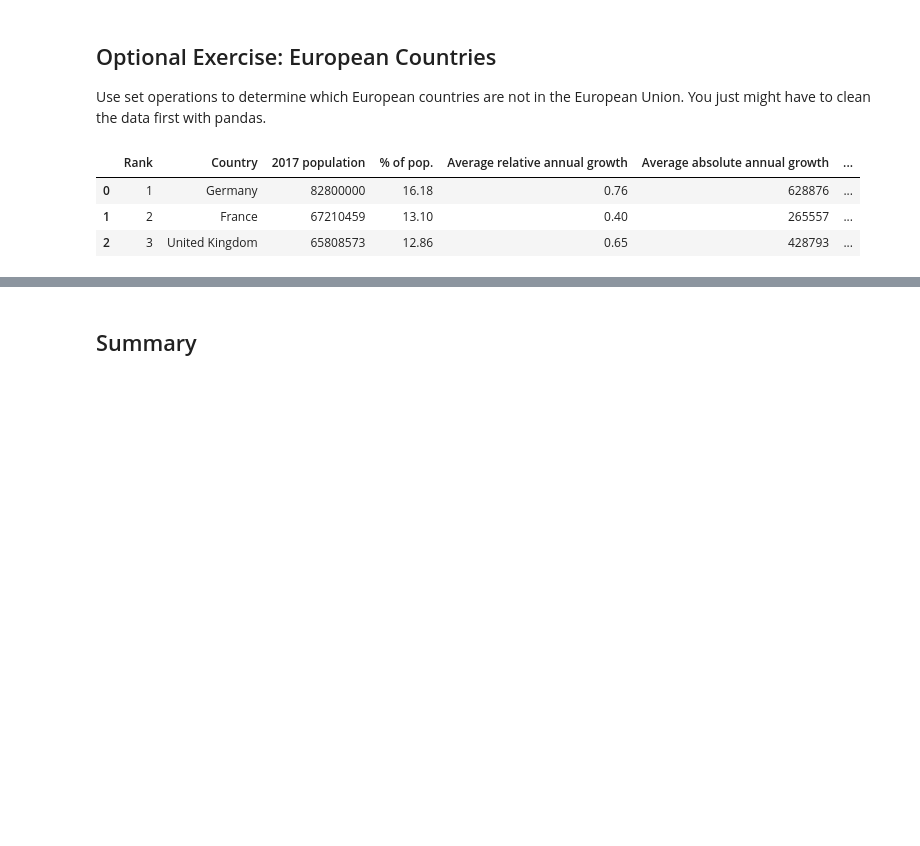
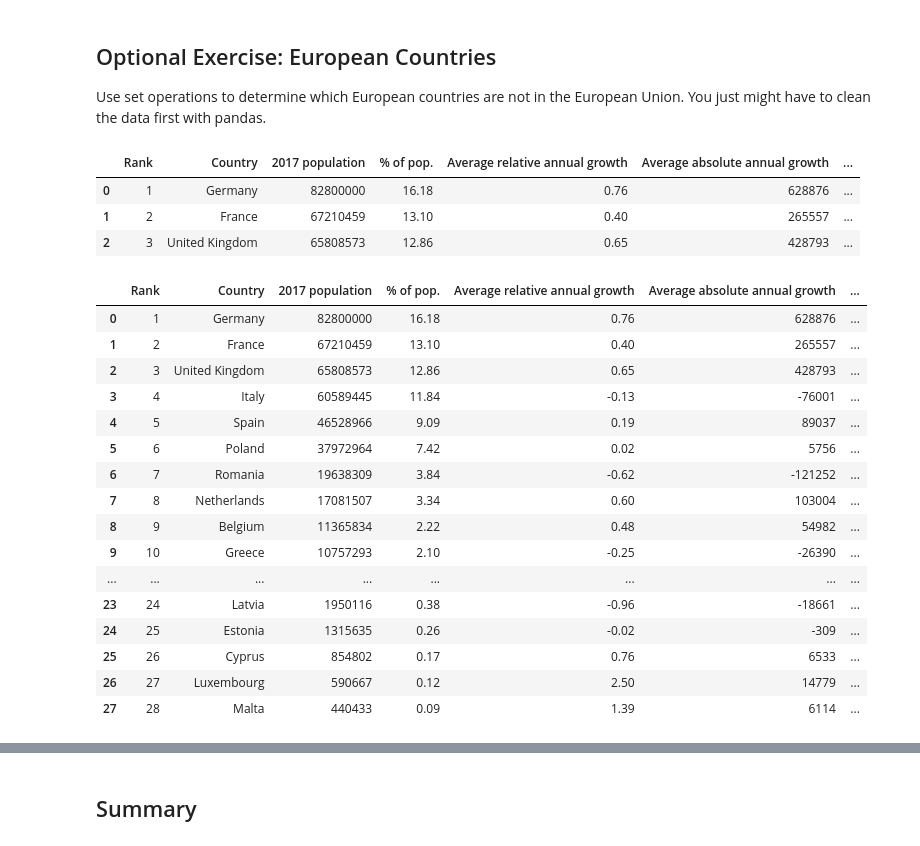
Before and after one commit to fleralle/dsc-intro-to-sets-lab-houston-ds-042219, a Jupyter notebook: index.ipynb, the cells around one changed output, grey strips where cells are left out. Saved outputs shown, nothing was run; the diff lists cells and outputs as text; code cells hidden in the pictures; blank space fills up the shorter version.

```diff
--- a/index.ipynb
+++ b/index.ipynb
@@ -283,6 +283,26 @@ eu.head(3)
 | 0 | 1 | Germany | 82800000 | 16.18 | 0.76 | 628876 | ... |
 | 1 | 2 | France | 67210459 | 13.10 | 0.40 | 265557 | ... |
 | 2 | 3 | United Kingdom | 65808573 | 12.86 | 0.65 | 428793 | ... |
+# %%
+eu
+# %% [output]
+|  | Rank | Country | 2017 population | % of pop. | Average relative annual growth | Average absolute annual growth | ... |
+| 0 | 1 | Germany | 82800000 | 16.18 | 0.76 | 628876 | ... |
+| 1 | 2 | France | 67210459 | 13.10 | 0.40 | 265557 | ... |
+| 2 | 3 | United Kingdom | 65808573 | 12.86 | 0.65 | 428793 | ... |
+| 3 | 4 | Italy | 60589445 | 11.84 | -0.13 | -76001 | ... |
+| 4 | 5 | Spain | 46528966 | 9.09 | 0.19 | 89037 | ... |
+| 5 | 6 | Poland | 37972964 | 7.42 | 0.02 | 5756 | ... |
+| 6 | 7 | Romania | 19638309 | 3.84 | -0.62 | -121252 | ... |
+| 7 | 8 | Netherlands | 17081507 | 3.34 | 0.60 | 103004 | ... |
+| 8 | 9 | Belgium | 11365834 | 2.22 | 0.48 | 54982 | ... |
+| 9 | 10 | Greece | 10757293 | 2.10 | -0.25 | -26390 | ... |
+| ... | ... | ... | ... | ... | ... | ... | ... |
+| 23 | 24 | Latvia | 1950116 | 0.38 | -0.96 | -18661 | ... |
+| 24 | 25 | Estonia | 1315635 | 0.26 | -0.02 | -309 | ... |
+| 25 | 26 | Cyprus | 854802 | 0.17 | 0.76 | 6533 | ... |
+| 26 | 27 | Luxembourg | 590667 | 0.12 | 2.50 | 14779 | ... |
+| 27 | 28 | Malta | 440433 | 0.09 | 1.39 | 6114 | ... |
 # %%
 europe
 # %% [output]
```
